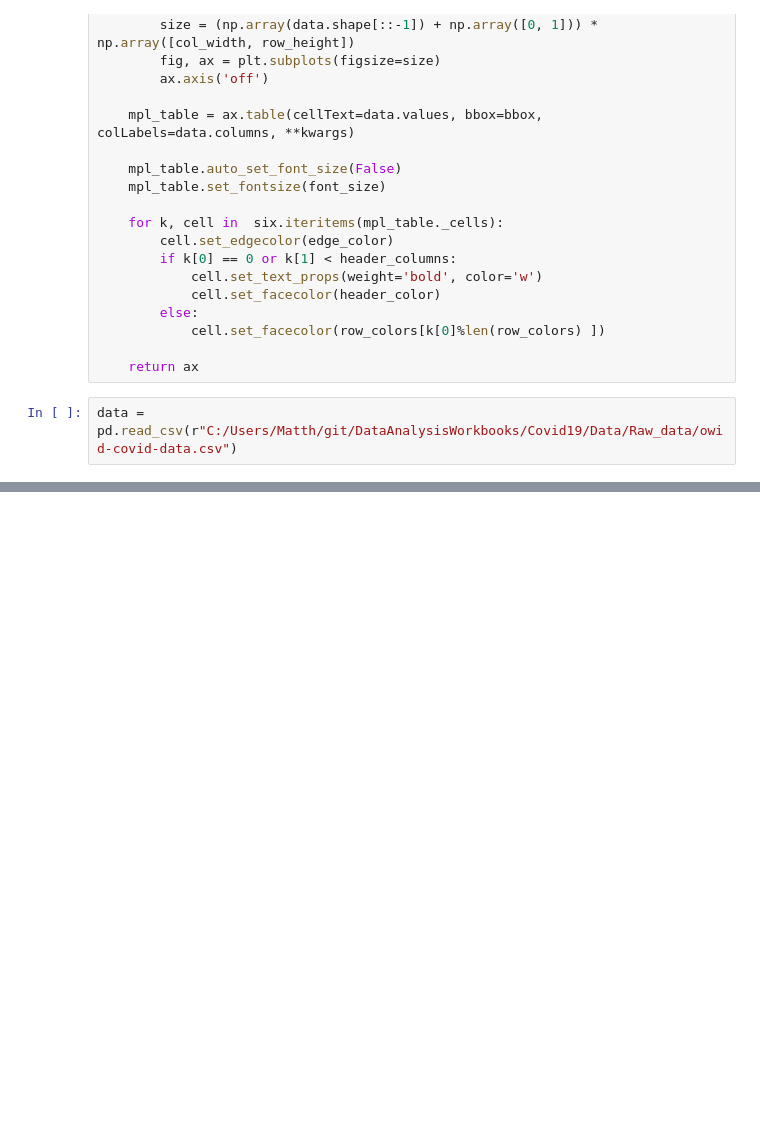
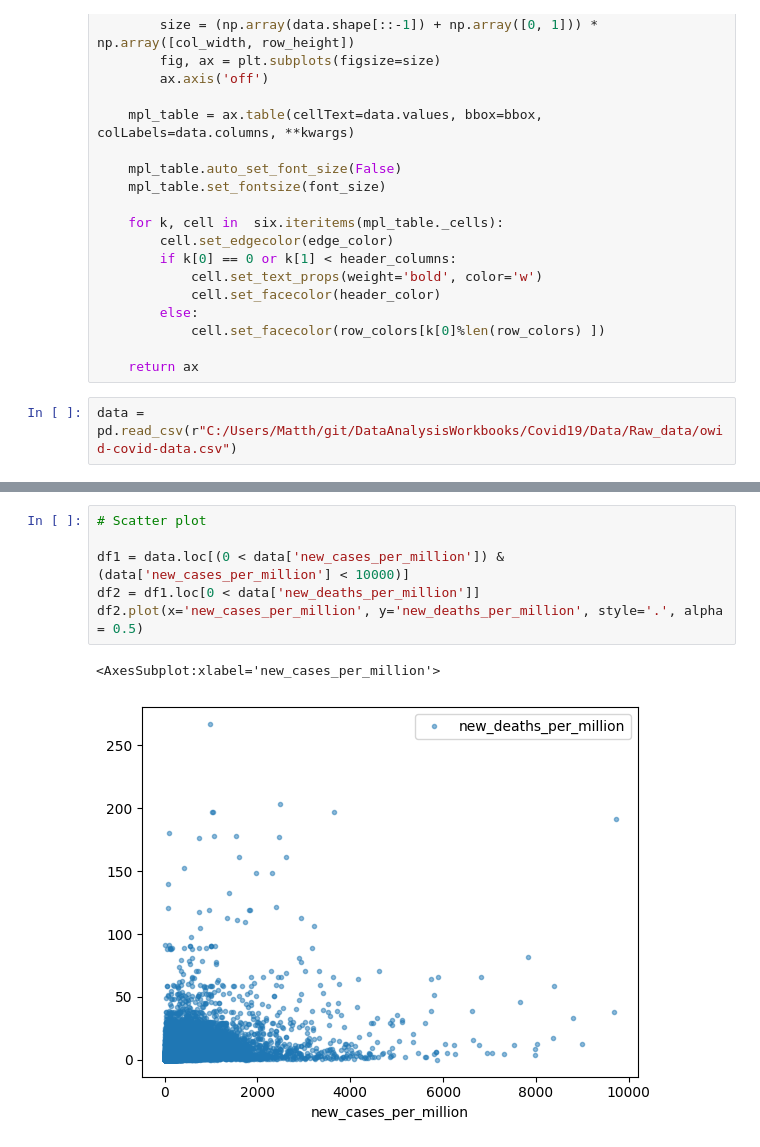
Before and after one commit to msdec321/PythonBasics, a Jupyter notebook: statistics/basics.ipynb, the cells around one changed output, grey strips where cells are left out. Saved outputs shown, nothing was run; the diff lists cells and outputs as text; blank space fills up the shorter version.

```diff
--- a/statistics/basics.ipynb
+++ b/statistics/basics.ipynb
@@ -185,3 +185,12 @@ df2.corr()
 | excess_mortality_cumulative | 0.752291 | 0.361588 | 0.507066 | 0.805703 | 0.027439 | 0.339403 | ... |
 | excess_mortality | 0.109067 | 0.674933 | 0.776512 | -0.036655 | 0.703488 | 0.794282 | ... |
 | excess_mortality_cumulative_per_m... | 0.990299 | 0.095601 | 0.385474 | 0.995838 | -0.229688 | 0.139253 | ... |
+# %%
+# Scatter plot
+
+df1 = data.loc[(0 < data['new_cases_per_million']) & (data['new_cases_per_million'] < 10000)]
+df2 = df1.loc[0 < data['new_deaths_per_million']]
+df2.plot(x='new_cases_per_million', y='new_deaths_per_million', style='.', alpha = 0.5)
+# %% [output]
+<AxesSubplot:xlabel='new_cases_per_million'>
+[figure, added]
```
Also changed, not shown: parts of 13 cells of this notebook.
